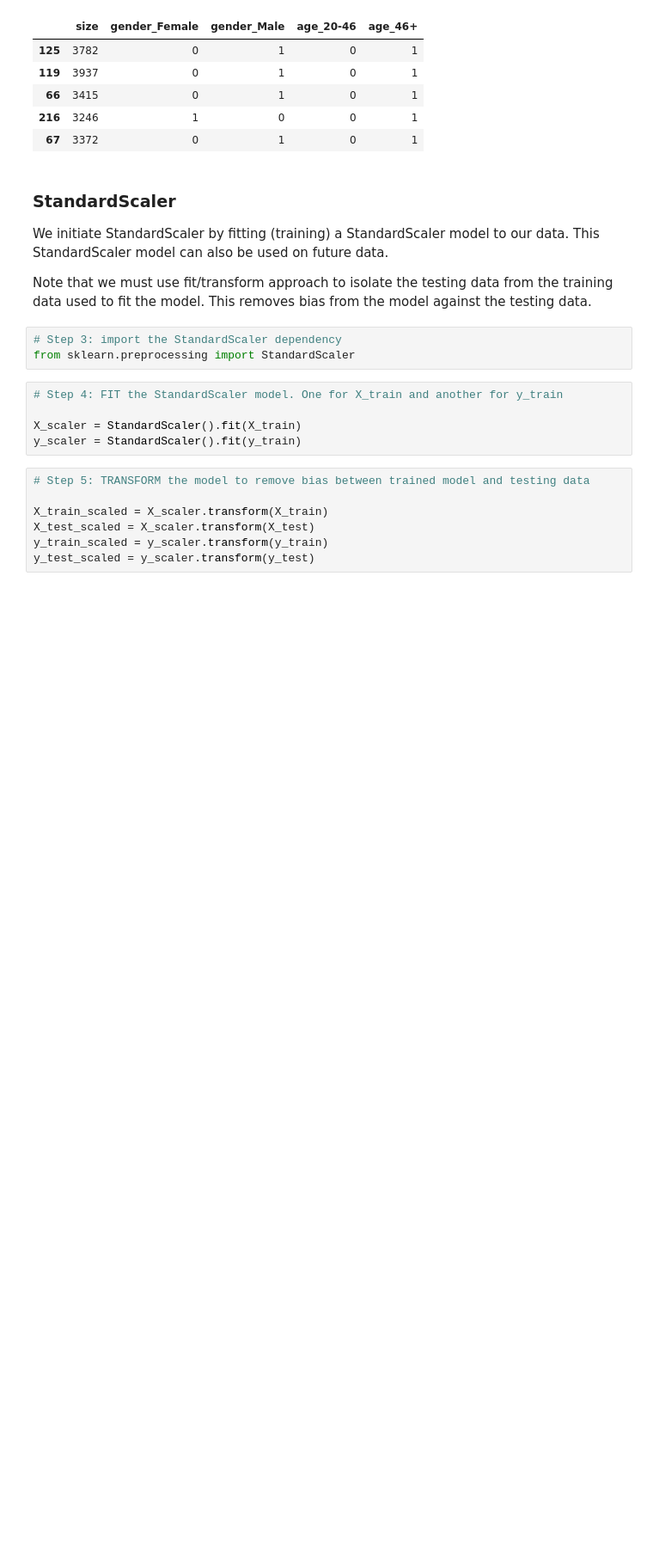
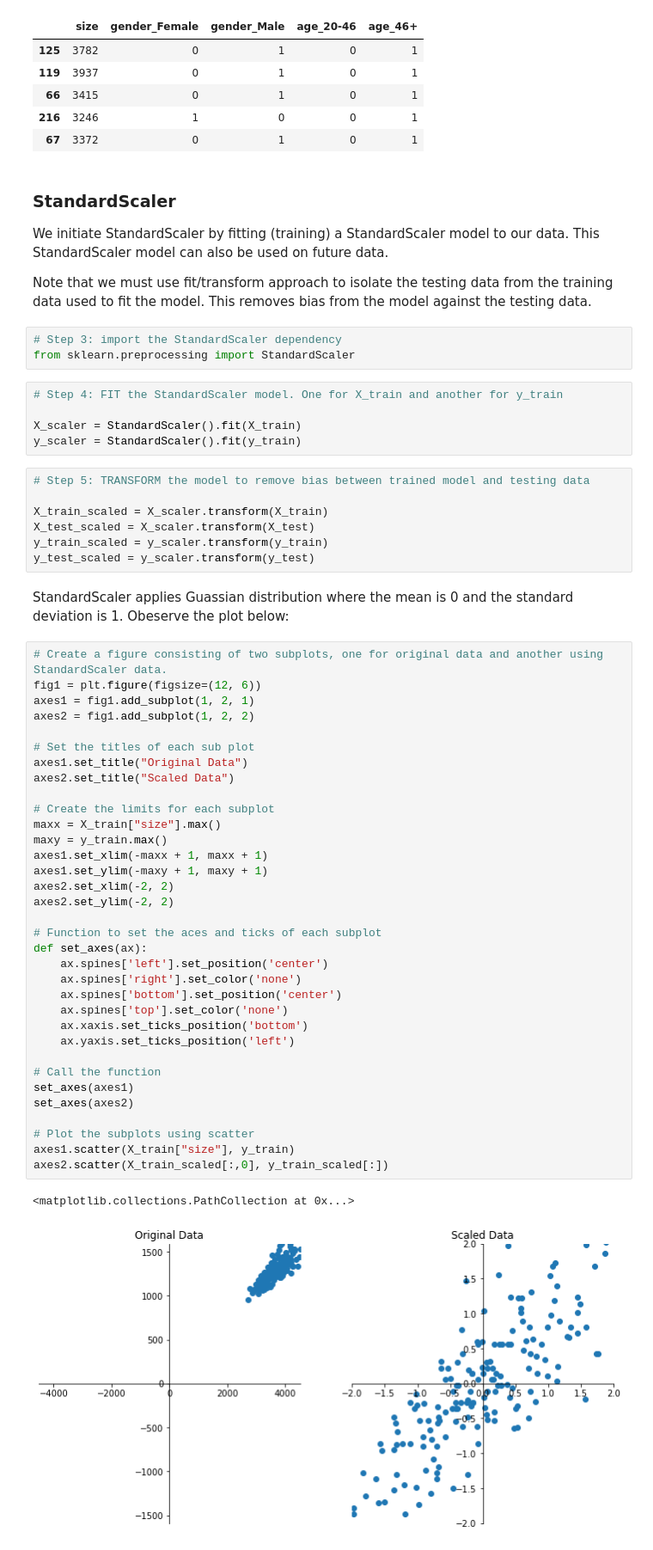
Before and after one commit to gianmillare/Machine-Learning-AI, a Jupyter notebook: University of California, Berkeley - AI ML Sessions/Part 8 - Data Preprocessing.ipynb, the cells around one changed output. Shown: that part at 86% size. Drawn from its saved outputs; the diff is of its cells as text; blank space fills up the shorter version.

Commit message:
ucb s1p8 plotted the subplots for the brain data. one for original data and one to show the gravity of standardscaler

```diff
--- a/University of California, Berkeley - AI ML Sessions/Part 8 - Data Preprocessing.ipynb
+++ b/University of California, Berkeley - AI ML Sessions/Part 8 - Data Preprocessing.ipynb
@@ -122,3 +122,42 @@ X_train_scaled = X_scaler.transform(X_train)
 X_test_scaled = X_scaler.transform(X_test)
 y_train_scaled = y_scaler.transform(y_train)
 y_test_scaled = y_scaler.transform(y_test)
+# %% [markdown]
+StandardScaler applies Guassian distribution where the mean is 0 and the standard deviation is 1. Obeserve the plot below:
+# %%
+# Create a figure consisting of two subplots, one for original data and another using StandardScaler data.
+fig1 = plt.figure(figsize=(12, 6))
+axes1 = fig1.add_subplot(1, 2, 1)
+axes2 = fig1.add_subplot(1, 2, 2)
+
+# Set the titles of each sub plot
+axes1.set_title("Original Data")
+axes2.set_title("Scaled Data")
+
+# Create the limits for each subplot
+maxx = X_train["size"].max()
+maxy = y_train.max()
+axes1.set_xlim(-maxx + 1, maxx + 1)
+axes1.set_ylim(-maxy + 1, maxy + 1)
+axes2.set_xlim(-2, 2)
+axes2.set_ylim(-2, 2)
+
+# Function to set the aces and ticks of each subplot
+def set_axes(ax):
+    ax.spines['left'].set_position('center')
+    ax.spines['right'].set_color('none')
+    ax.spines['bottom'].set_position('center')
+    ax.spines['top'].set_color('none')
+    ax.xaxis.set_ticks_position('bottom')
+    ax.yaxis.set_ticks_position('left')
+
+# Call the function
+set_axes(axes1)
+set_axes(axes2)
+
+# Plot the subplots using scatter
+axes1.scatter(X_train["size"], y_train)
+axes2.scatter(X_train_scaled[:,0], y_train_scaled[:])
+# %% [output]
+<matplotlib.collections.PathCollection at 0x...>
+[figure, added]
```
